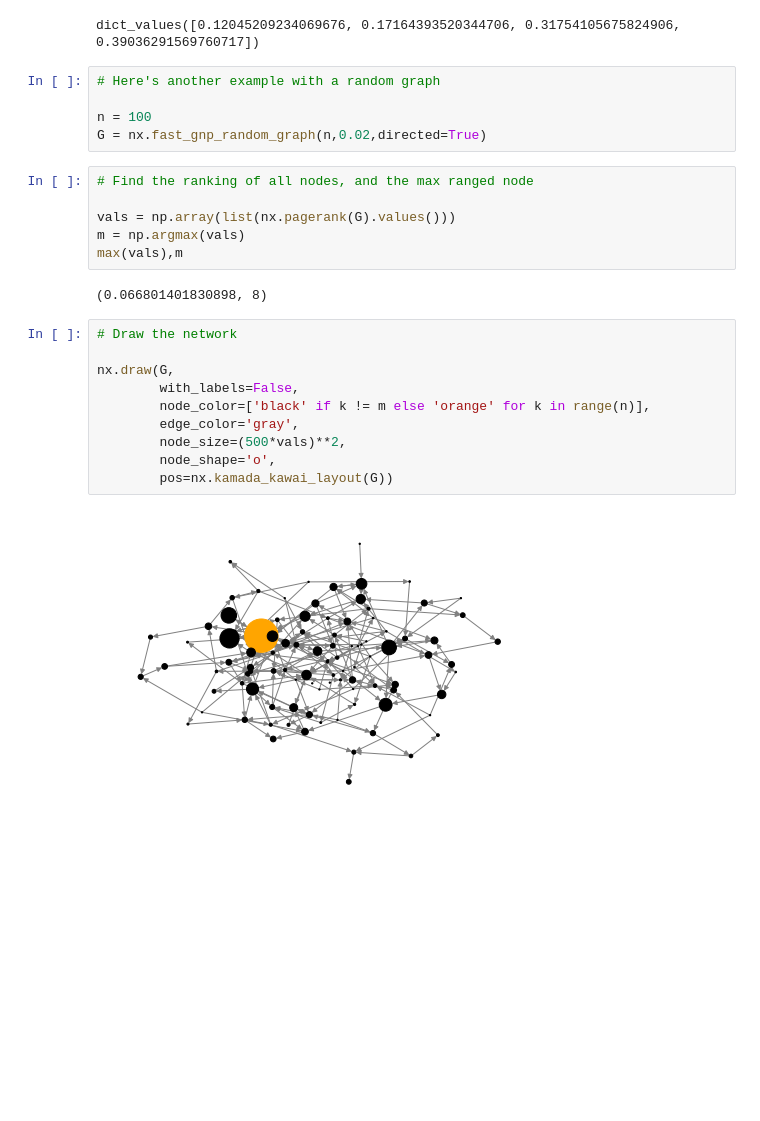
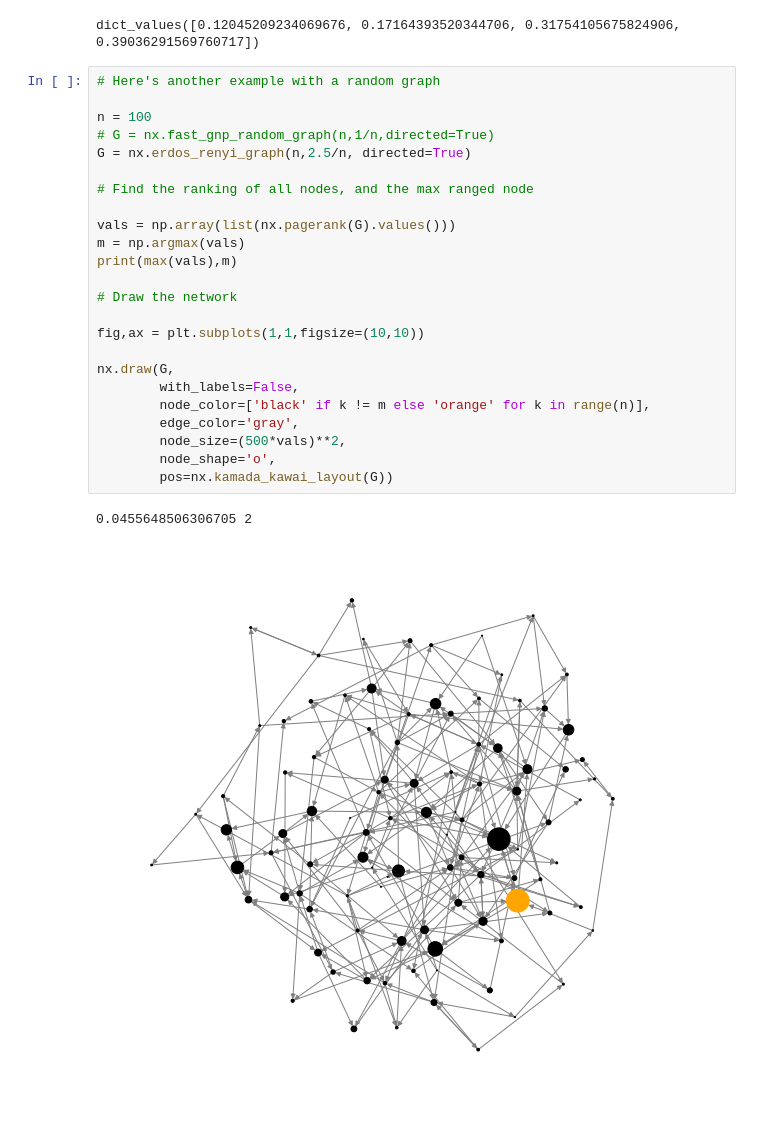
Before and after one commit to klavins/EE502P, a Jupyter notebook: 8.Probability.ipynb, the cells around one changed output. Cells and saved outputs as stored; diff of their text form; blank space fills up the shorter version.

```diff
--- a/8.Probability.ipynb
+++ b/8.Probability.ipynb
@@ -1198,31 +1198,33 @@ matrix([[0.0375, 0.4625, 0.4625, 0.0375],
 nx.pagerank(G).values()
 # %% [output]
 dict_values([0.12045209234069676, 0.17164393520344706, 0.31754105675824906, 0.39036291569760717])
-# %%
-# Here's another example with a random graph
-
-n = 100
-G = nx.fast_gnp_random_graph(n,0.02,directed=True)
-# %%
-# Find the ranking of all nodes, and the max ranged node
-
-vals = np.array(list(nx.pagerank(G).values()))
-m = np.argmax(vals)
-max(vals),m
-# %% [output]
-(0.066801401830898, 8)
 # %%
+# Here's another example with a random graph
+
+n = 100
+# G = nx.fast_gnp_random_graph(n,1/n,directed=True)
+G = nx.erdos_renyi_graph(n,2.5/n, directed=True)
+
+# Find the ranking of all nodes, and the max ranged node
+
+vals = np.array(list(nx.pagerank(G).values()))
+m = np.argmax(vals)
+print(max(vals),m)
+
 # Draw the network
+
+fig,ax = plt.subplots(1,1,figsize=(10,10))
 
 nx.draw(G,
         with_labels=False,
         node_color=['black' if k != m else 'orange' for k in range(n)],
         edge_color='gray',
         node_size=(500*vals)**2,
         node_shape='o',
         pos=nx.kamada_kawai_layout(G))
 # %% [output]
+0.0455648506306705 2
-[figure, old version]
+[figure, new version]
 # %%
 # Show the stochastic matrix
 
```
Also changed, not shown: parts of 3 cells of this notebook, 8 other files.
